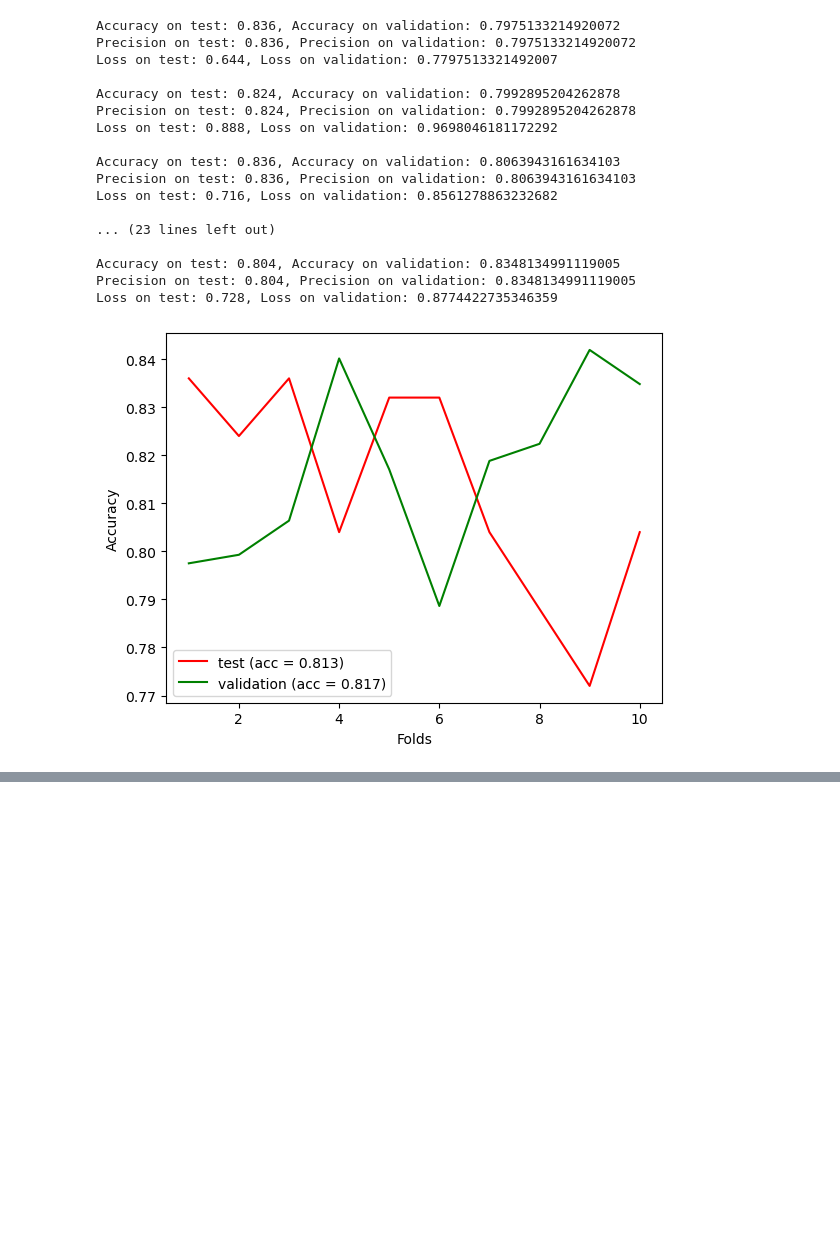
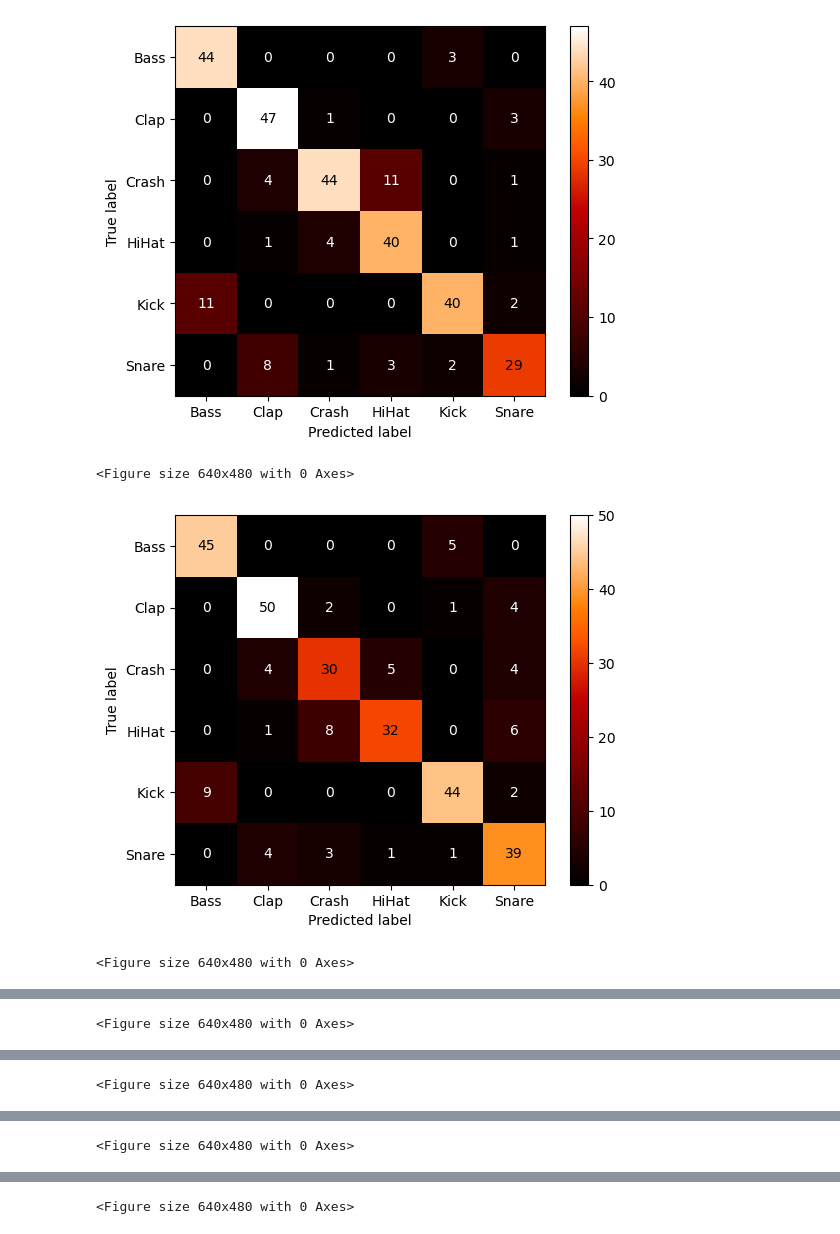
Before and after one commit to ddzina/drums-classification, a Jupyter notebook: SVM_Classifier.ipynb, the cells around one changed output, grey strips where cells are left out. Cells and saved outputs as stored; diff of their text form; code cells hidden in the pictures; blank space fills up the shorter version.

Commit message:
Added confusion matrix and classification report stored in log.txt, removed function main to restructure code

```diff
--- a/SVM_Classifier.ipynb
+++ b/SVM_Classifier.ipynb
@@ -17,16 +18,18 @@ def load_data(json_path: str) -> tuple:
     data = json.loads(data_str)
     return data['mapping'], data['mfcc'], data['labels']
 # %%
-def test_model(model, X: list, y: list) -> tuple[list, list]:
+def test_model(model, X: list, y: list) -> tuple[list, list, list]:
     """ Train and test of SVC model with K-Fold
     :return accuracy score on test and validation
     """
 
     kf = KFold(n_splits=10, shuffle=True)
-    X = np.array(X[500:])
-    y= np.array(y[500:])
+    confusion_lst = []
+    X = np.array(X)
+    y= np.array(y)
     test_acc_lst = []
     valid_acc_lst = []
+    iteration = 0
     for train_index, test_index in kf.split(X):
 
         # split data into train, test and validation
@@ -48,21 +51,38 @@ def test_model(model, X: list, y: list) -> tuple[list, list]:
         precision_test = metrics.precision_score(y_test, y_test_pred, average='micro')
         precision_validation = metrics.precision_score(y_validation, y_validation_pred, average='micro')
 
+
+        # plot the confusion matrix for each iteration
+        confusion_lst.append(confusion_matrix(y_test, y_test_pred))
+        ConfusionMatrixDisplay.from_predictions(y_test, y_test_pred, cmap='gist_heat', display_labels=['Bass', 'Clap', 'Crash', 'HiHat', 'Kick', 'Snare'])
+        plt.show()
+        plt.savefig(f'confusion_matrix_{iteration + 1}.jpg')
+
+        # save the classification report
+        report = classification_report(y_test, y_test_pred, target_names=['Bass', 'Clap', 'Crash', 'HiHat', 'Kick', 'Snare'])
+
         test_acc_lst.append(acc_test)
         valid_acc_lst.append(acc_validation)
+        iteration += 1
 
         #save metrics to file
         try:
             with open('log.txt', 'w') as file:
-                file.write(f'Accuracy on test: {acc_test}, Accuracy on validation: {acc_validation} \n'
-                           f'Precision on test: {precision_test}, Precision on validation: {precision_validation} \n')
+                file.write(f'{report} \n')
         except FileNotFoundError:
             print('File not found')
-        # print metrics
-        print(f'Accuracy on test: {acc_test}, Accuracy on validation: {acc_validation} \n'
-              f'Precision on test: {precision_test}, Precision on validation: {precision_validation} \n')
 
-    return test_acc_lst, valid_acc_lst
+        # try:
+        #     with open('log.txt', 'w') as file:
+        #         file.write(f'Accuracy on test: {acc_test}, Accuracy on validation: {acc_validation} \n'
+        #                    f'Precision on test: {precision_test}, Precision on validation: {precision_validation} \n')
+        # except FileNotFoundError:
+        #     print('File not found')
+        # # print metrics
+        # print(f'Accuracy on test: {acc_test}, Accuracy on validation: {acc_validation} \n'
+        #       f'Precision on test: {precision_test}, Precision on validation: {precision_validation} \n')
+
+    return test_acc_lst, valid_acc_lst, confusion_lst
 # %%
 def plot_metrics(test: list, validation: list):
     """ Plots the accuracy score on test and validation """
@@ -77,3 +97,4 @@ def plot_metrics(test: list, validation: list):
     plt.show()
 # %%
 _, inputs, targets = load_data(JSON_PATH)
+model = svm.SVC(kernel='linear', C=2)
@@ -85,21 +101,7 @@ def main(inputs: list, targets: list, kernel='linear'):
-# %%
-main(inputs, targets)
-# %% [output]
-Accuracy on test: 0.836, Accuracy on validation: 0.7975133214920072
-Precision on test: 0.836, Precision on validation: 0.7975133214920072
-Loss on test: 0.644, Loss on validation: 0.7797513321492007
-
-Accuracy on test: 0.824, Accuracy on validation: 0.7992895204262878
-Precision on test: 0.824, Precision on validation: 0.7992895204262878
-Loss on test: 0.888, Loss on validation: 0.9698046181172292
-
-Accuracy on test: 0.836, Accuracy on validation: 0.8063943161634103
-Precision on test: 0.836, Precision on validation: 0.8063943161634103
-Loss on test: 0.716, Loss on validation: 0.8561278863232682
-
-... (23 lines left out)
-
-Accuracy on test: 0.804, Accuracy on validation: 0.8348134991119005
-Precision on test: 0.804, Precision on validation: 0.8348134991119005
-Loss on test: 0.728, Loss on validation: 0.8774422735346359
-[figure, removed]
+# %%
+test, validation, confusion_mat = test_model(model, inputs, targets)
+# %% [output]
+[figure, added]
+<Figure size 640x480 with 0 Axes>
+[figure, added]
+<Figure size 640x480 with 0 Axes>
@@ -105,0 +109 @@ Loss on test: 0.728, Loss on validation: 0.8774422735346359
+<Figure size 640x480 with 0 Axes>
@@ -105,0 +111 @@ Loss on test: 0.728, Loss on validation: 0.8774422735346359
+<Figure size 640x480 with 0 Axes>
@@ -105,0 +113 @@ Loss on test: 0.728, Loss on validation: 0.8774422735346359
+<Figure size 640x480 with 0 Axes>
@@ -105,0 +115 @@ Loss on test: 0.728, Loss on validation: 0.8774422735346359
+<Figure size 640x480 with 0 Axes>
```
Also changed, not shown: parts of 4 cells of this notebook, 1 other file.
